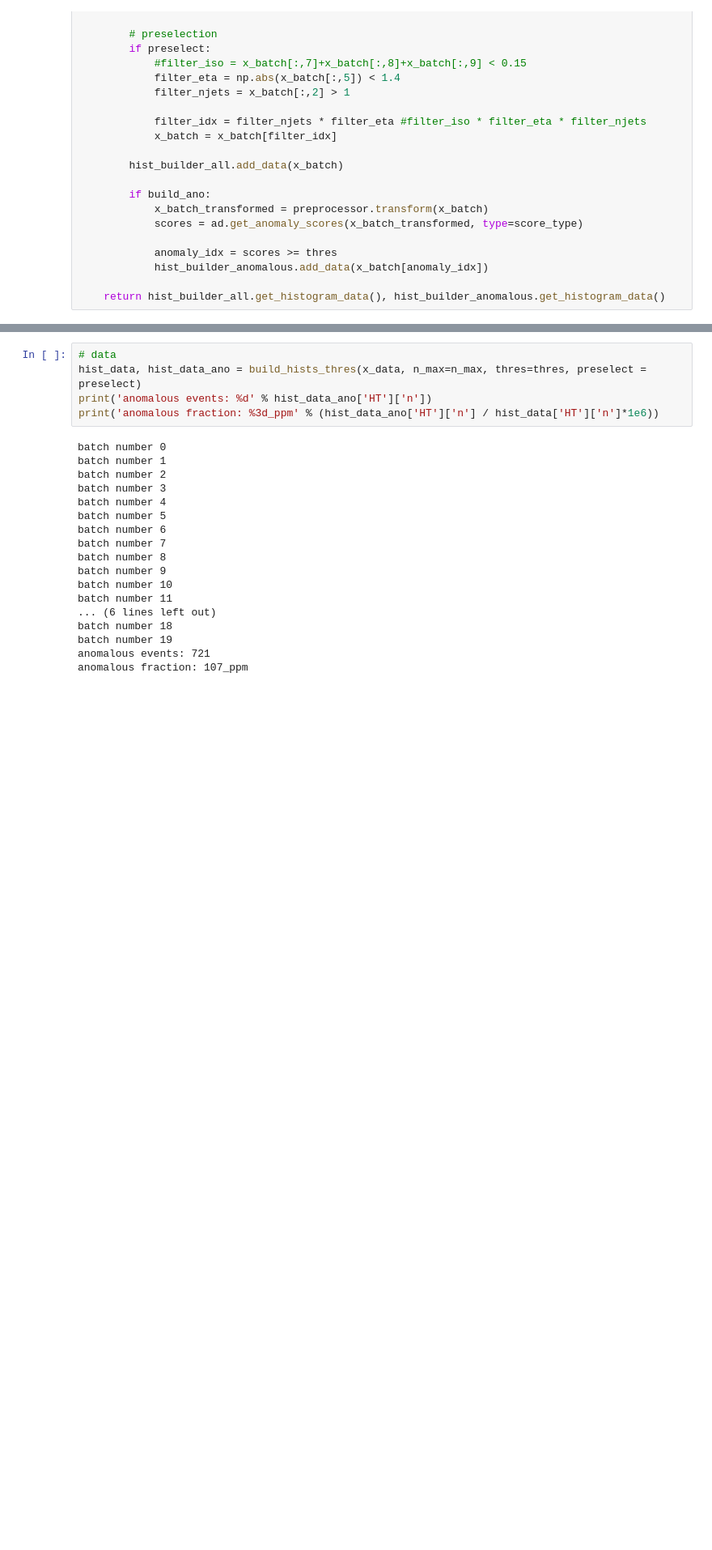
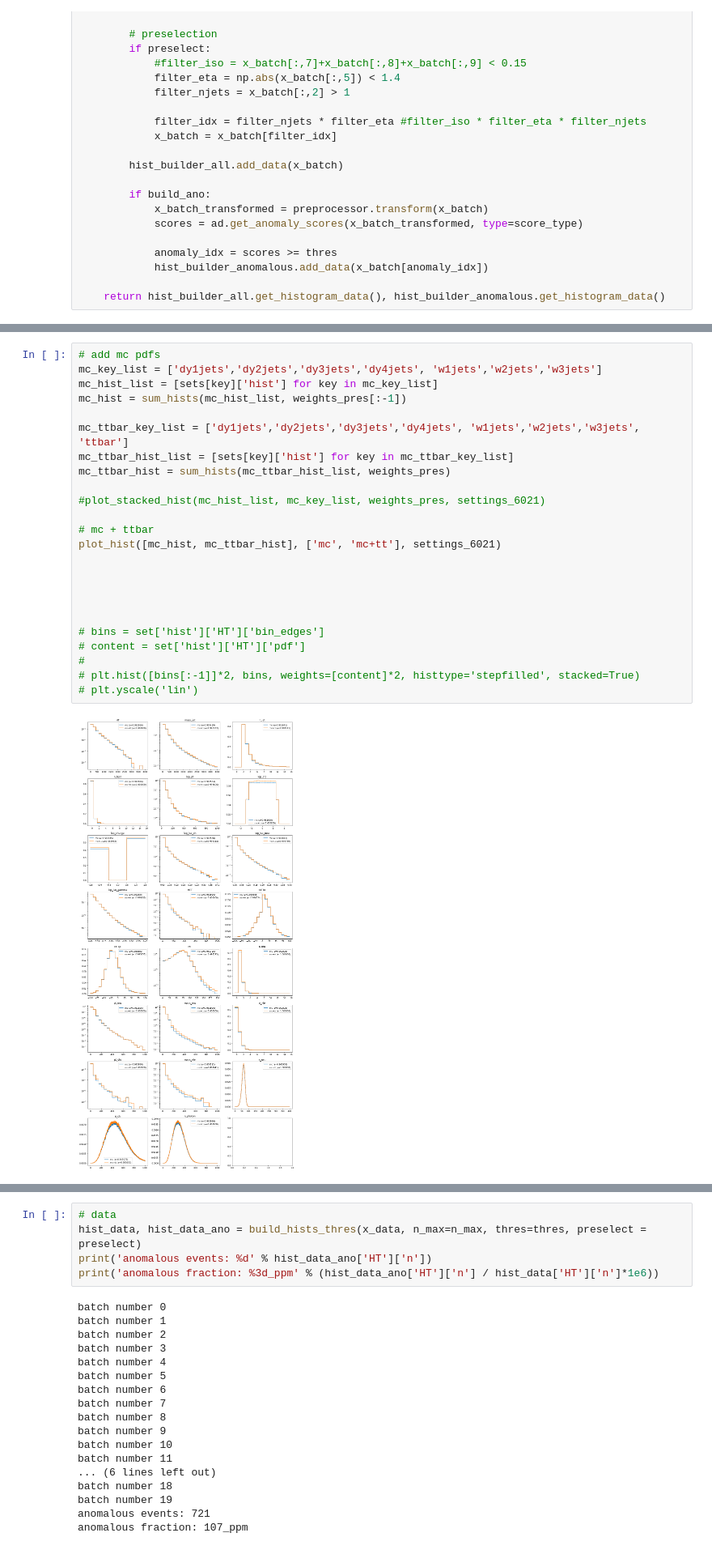
Before and after one commit to oliverkn/alad-for-lhc, a Jupyter notebook: evaluation/anomaly_hist.ipynb, the cells around one changed output, grey strips where cells are left out. Shown at 81% size. Saved outputs shown, nothing was run; the diff lists cells and outputs as text; blank space fills up the shorter version.

```diff
--- a/evaluation/anomaly_hist.ipynb
+++ b/evaluation/anomaly_hist.ipynb
@@ -127 +235,27 @@ def build_hists_thres(x, n_max, thres, preselect, batch_size=2 ** 20, build_ano=
+# %%
+# add mc pdfs
+mc_key_list = ['dy1jets','dy2jets','dy3jets','dy4jets', 'w1jets','w2jets','w3jets']
+mc_hist_list = [sets[key]['hist'] for key in mc_key_list]
+mc_hist = sum_hists(mc_hist_list, weights_pres[:-1])
+
+mc_ttbar_key_list = ['dy1jets','dy2jets','dy3jets','dy4jets', 'w1jets','w2jets','w3jets', 'ttbar']
+mc_ttbar_hist_list = [sets[key]['hist'] for key in mc_ttbar_key_list]
+mc_ttbar_hist = sum_hists(mc_ttbar_hist_list, weights_pres)
+
+#plot_stacked_hist(mc_hist_list, mc_key_list, weights_pres, settings_6021)
+
+# mc + ttbar
+plot_hist([mc_hist, mc_ttbar_hist], ['mc', 'mc+tt'], settings_6021)
+
+
+
+
+
+# bins = set['hist']['HT']['bin_edges']
+# content = set['hist']['HT']['pdf']
+#
+# plt.hist([bins[:-1]]*2, bins, weights=[content]*2, histtype='stepfilled', stacked=True)
+# plt.yscale('lin')
+# %% [output]
+[figure, added]
 # %%
```
Also changed, not shown: parts of 4 cells of this notebook, 2 other files.
